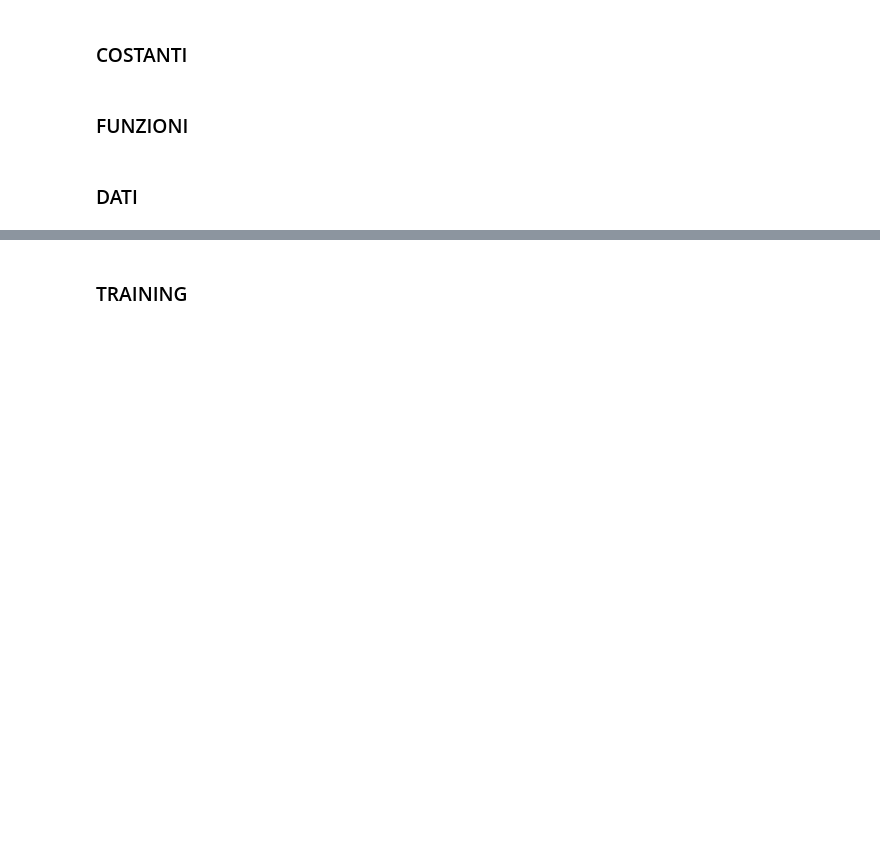
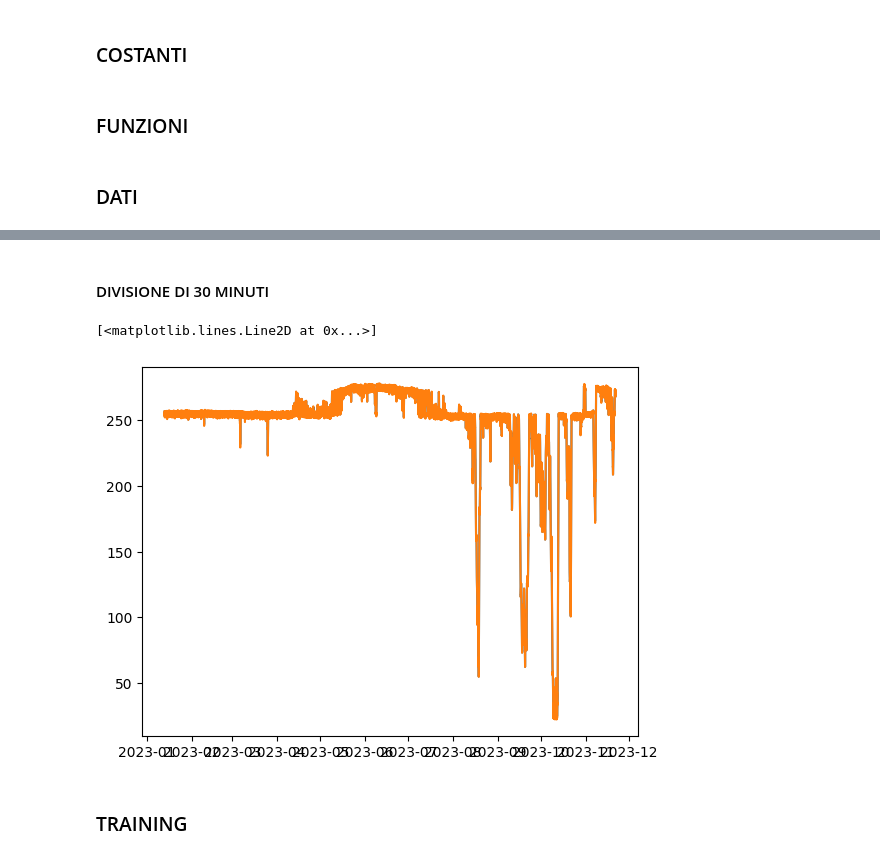
Before and after one commit to AleOmnicon/Tirocinio, a Jupyter notebook: Untitled.ipynb, the cells around one changed output, grey strips where cells are left out. Saved outputs shown, nothing was run; the diff lists cells and outputs as text; code cells hidden in the pictures; blank space fills up the shorter version.

```diff
--- a/Untitled.ipynb
+++ b/Untitled.ipynb
@@ -150,3 +65,13 @@ Time
+# %% [markdown]
+#### DIVISIONE DI 30 MINUTI
+# %%
+allDataHalfH = allData.resample(rule="30T").mean().ffill()
+# %%
+plt.plot(allDataHalfH)
+plt.plot(allData)
+# %% [output]
+[<matplotlib.lines.Line2D at 0x...>]
+[figure, added]
 # %% [markdown]
 ### TRAINING
 # %%
```
Also changed, not shown: parts of 16 cells of this notebook, 1 other file.
